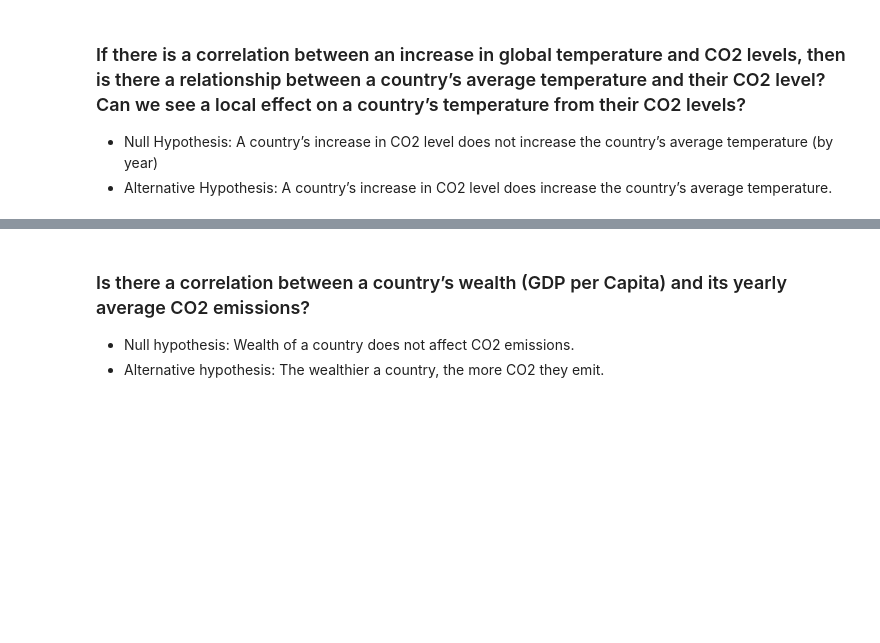
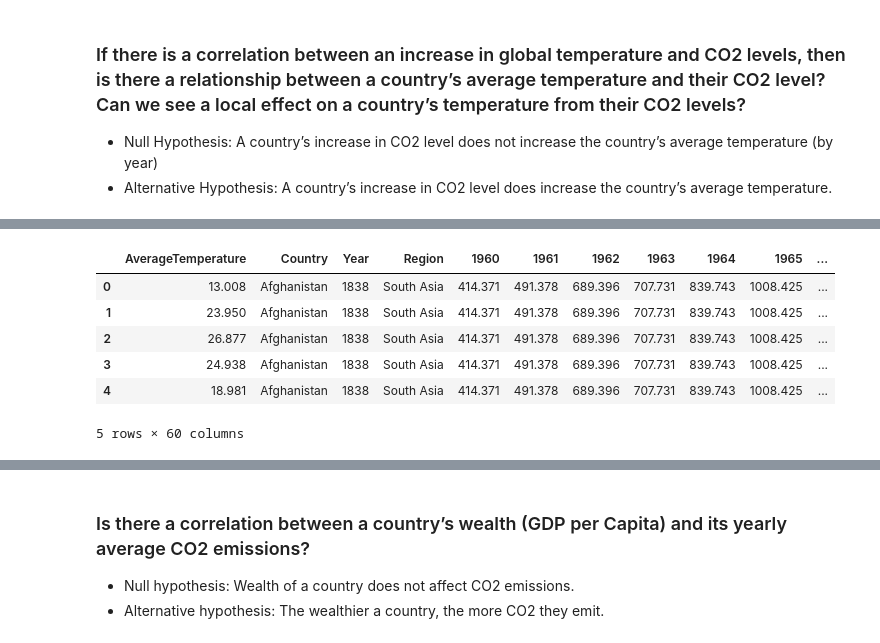
Before and after one commit to Heesu-H/project_1, a Jupyter notebook: ClimateChangePy.ipynb, the cells around one changed output, grey strips where cells are left out. Cells and saved outputs as stored; diff of their text form; code cells hidden in the pictures; blank space fills up the shorter version.

```diff
--- a/ClimateChangePy.ipynb
+++ b/ClimateChangePy.ipynb
@@ -96,0 +202,12 @@ mean_co2_emission.head()
+# %%
+# merge dfs on country
+co2_temp = df_final.merge(co2_df,how="inner",on="Country", suffixes=('_temp', '_co2'))
+co2_temp.head()
+# %% [output]
+|  | AverageTemperature | Country | Year | Region | 1960 | 1961 | 1962 | 1963 | 1964 | 1965 | ... |
+| 0 | 13.008 | Afghanistan | 1838 | South Asia | 414.371 | 491.378 | 689.396 | 707.731 | 839.743 | 1008.425 | ... |
+| 1 | 23.950 | Afghanistan | 1838 | South Asia | 414.371 | 491.378 | 689.396 | 707.731 | 839.743 | 1008.425 | ... |
+| 2 | 26.877 | Afghanistan | 1838 | South Asia | 414.371 | 491.378 | 689.396 | 707.731 | 839.743 | 1008.425 | ... |
+| 3 | 24.938 | Afghanistan | 1838 | South Asia | 414.371 | 491.378 | 689.396 | 707.731 | 839.743 | 1008.425 | ... |
+| 4 | 18.981 | Afghanistan | 1838 | South Asia | 414.371 | 491.378 | 689.396 | 707.731 | 839.743 | 1008.425 | ... |
+5 rows × 60 columns
```
Also changed, not shown: parts of 28 cells of this notebook.
